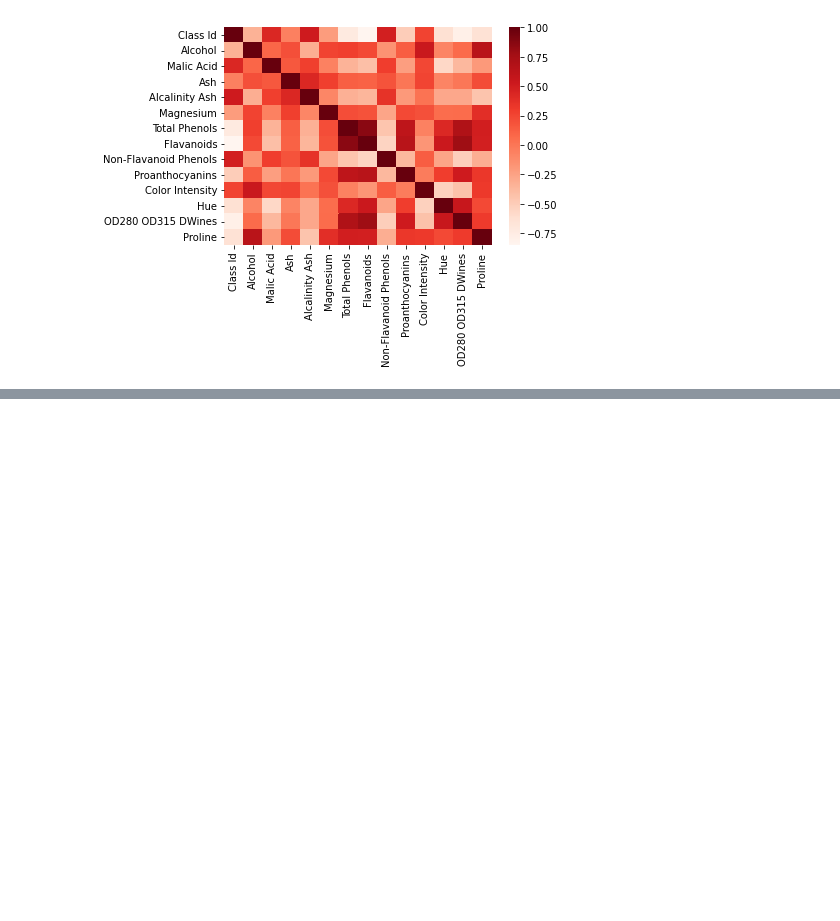
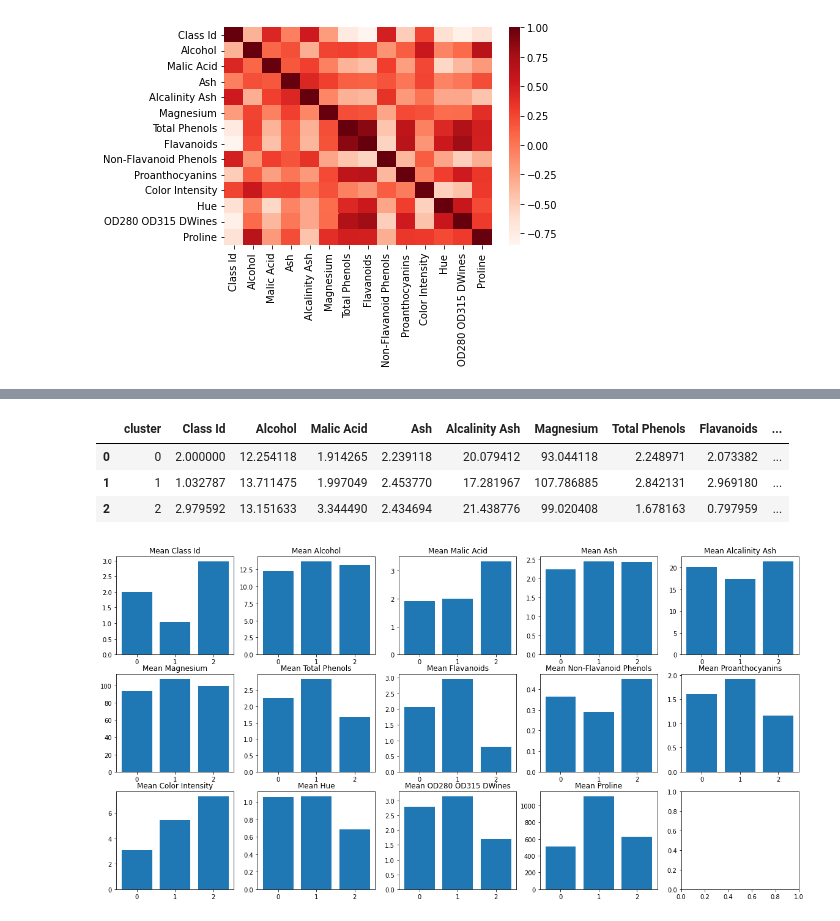
Before and after one commit to Sabrinapearlpervez/Wine-Class-Id-Predictions, a Jupyter notebook: Wine_Class_Id_Predictions.ipynb, the cells around one changed output, grey strips where cells are left out. Cells and saved outputs as stored; diff of their text form; code cells hidden in the pictures; blank space fills up the shorter version.

```diff
--- a/Wine_Class_Id_Predictions.ipynb
+++ b/Wine_Class_Id_Predictions.ipynb
@@ -149,0 +184,5 @@ sns.heatmap(corr, cmap='Reds');
+# %%
+kmeans3 = KMeans(n_clusters = 3)
+kmeans3.fit(df_scaler)
+silhouette_score(df_scaler, kmeans3.labels_)
+#3 seems to be the best score, however it does indicate overlapping clusters
@@ -149,0 +204,5 @@ sns.heatmap(corr, cmap='Reds');
+# %%
+k_clusters = KMeans(n_clusters=3, random_state=42)
+k_clusters.fit(df_scaler)
+df['cluster'] = k_clusters.labels_
+df.head()
@@ -149,0 +216,18 @@ sns.heatmap(corr, cmap='Reds');
+# %%
+clust_g = df.groupby('cluster', as_index=False).mean()
+clust_g
+#putting clusters together
+# %% [output]
+|  | cluster | Class Id | Alcohol | Malic Acid | Ash | Alcalinity Ash | Magnesium | Total Phenols | Flavanoids | ... |
+| 0 | 0 | 2.000000 | 12.254118 | 1.914265 | 2.239118 | 20.079412 | 93.044118 | 2.248971 | 2.073382 | ... |
+| 1 | 1 | 1.032787 | 13.711475 | 1.997049 | 2.453770 | 17.281967 | 107.786885 | 2.842131 | 2.969180 | ... |
+| 2 | 2 | 2.979592 | 13.151633 | 3.344490 | 2.434694 | 21.438776 | 99.020408 | 1.678163 | 0.797959 | ... |
+# %%
+figsize, ax = plt.subplots(3,5, figsize = (20, 10))
+ax = ax.ravel()
+for w, col in enumerate(clust_g.columns[1:]):
+  ax[w].bar(clust_g['cluster'], clust_g[col])
+  ax[w].set_title(f'Mean {col}')
+#Clusters for each column
+# %% [output]
+[figure, added]
```
Also changed, not shown: parts of 12 cells of this notebook.
